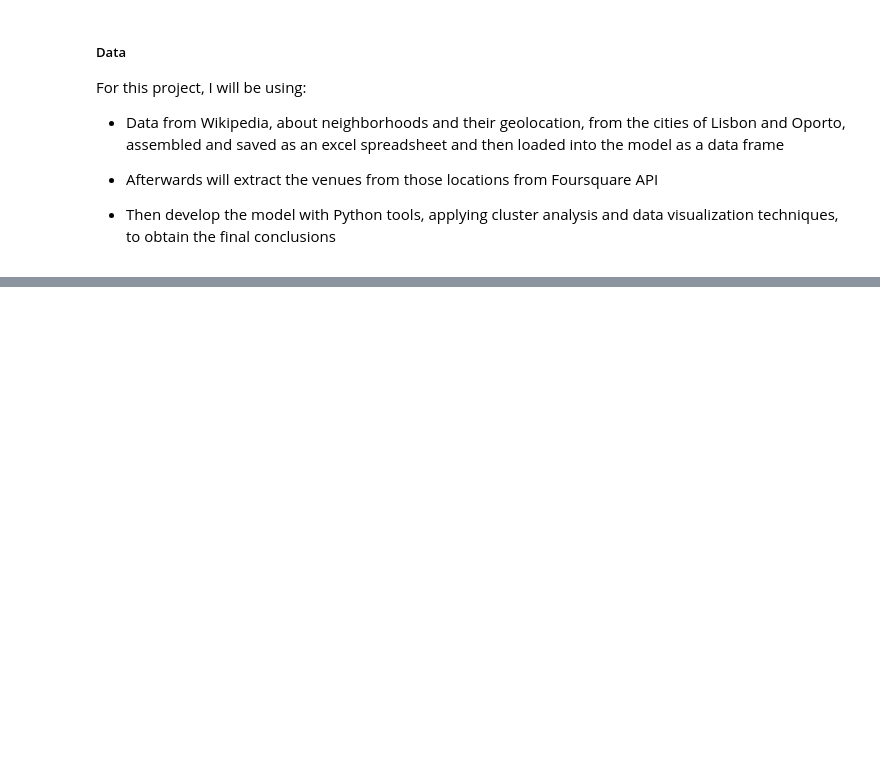
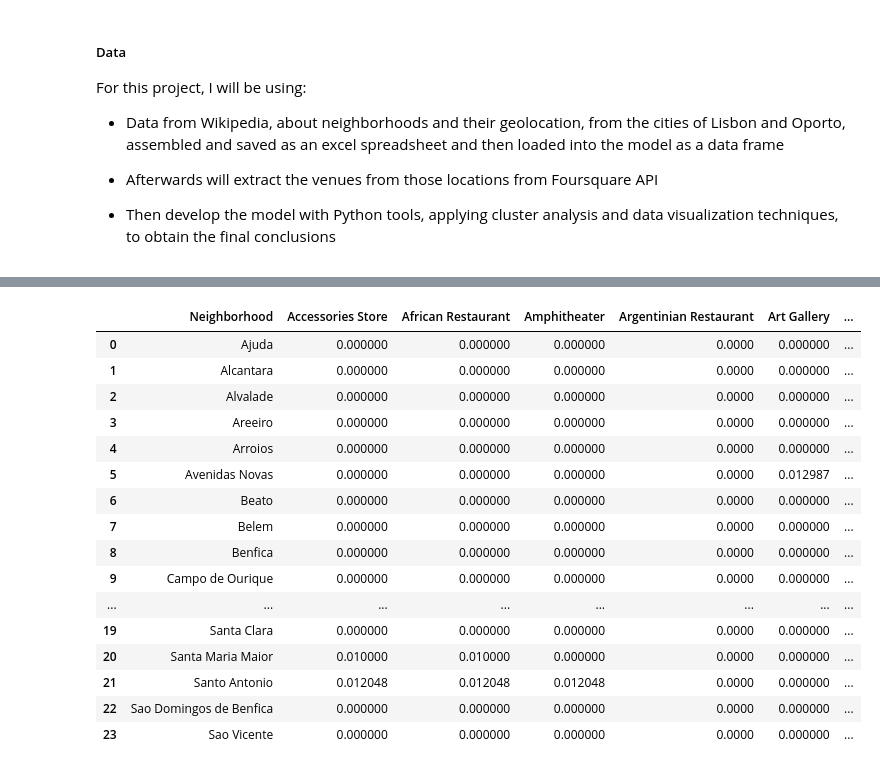
Before and after one commit to jotafiliperocha/joao_rocha, a Jupyter notebook: Capstone - Battle of the neighborhoods.ipynb, the cells around one changed output, grey strips where cells are left out. Drawn from its saved outputs; the diff is of its cells as text; code cells hidden in the pictures; blank space fills up the shorter version.

```diff
--- a/Capstone - Battle of the neighborhoods.ipynb
+++ b/Capstone - Battle of the neighborhoods.ipynb
@@ -27,0 +197,3 @@ For this project, I will be using:
+# %%
+results = requests.get(url).json()
+results
@@ -27,0 +515,17 @@ For this project, I will be using:
+# %%
+# @hidden_cell
+# The following code accesses a file in your IBM Cloud Object Storage. It includes your credentials.
+# You might want to remove those credentials before you share the notebook.
+client_d3ac577184a14e229098790b0b8b3136 = ibm_boto3.client(service_name='s3',
+    ibm_api_key_id='tWJ-4omEmsQqsmFWhCI0d9hLDMw4BuX2jkpeeB1kcp0f',
+    ibm_auth_endpoint="https://iam.ng.bluemix.net/oidc/token",
+    config=Config(signature_version='oauth'),
+    endpoint_url='https://s3-api.us-geo.objectstorage.service.networklayer.com')
+
+body = client_d3ac577184a14e229098790b0b8b3136.get_object(Bucket='capstone-donotdelete-pr-ciey9vvu9fdqkb',Key='Lisboa.xlsx')['Body']
+# add missing __iter__ method, so pandas accepts body as file-like object
+if not hasattr(body, "__iter__"): body.__iter__ = types.MethodType( __iter__, body )
+
+lisboa_pd = pd.read_excel(body)
+lisboa_pd=pd.DataFrame(lisboa_pd)
+lisboa_pd.head()
@@ -27,0 +636,7 @@ For this project, I will be using:
+# %%
+
+
+lisboa_venues = getNearbyVenues(names=lisboa_pd['Neighborhood'],
+                                   latitudes=lisboa_pd['Latitude'],
+                                   longitudes=lisboa_pd['Longitude']
+                                  )
@@ -27,0 +697,12 @@ For this project, I will be using:
+# %%
+# one hot encoding
+lisboa_onehot = pd.get_dummies(lisboa_venues[['Venue Category']], prefix="", prefix_sep="")
+
+# add neighborhood column back to dataframe
+lisboa_onehot['Neighborhood'] = lisboa_venues['Neighborhood']
+
+# move neighborhood column to the first column
+fixed_columns = [lisboa_onehot.columns[-1]] + list(lisboa_onehot.columns[:-1])
+lisboa_onehot = lisboa_onehot[fixed_columns]
+
+lisboa_onehot.head()
@@ -27,0 +716,22 @@ For this project, I will be using:
+# %%
+lisboa_onehot.shape
+lisboa_grouped = lisboa_onehot.groupby('Neighborhood').mean().reset_index()
+lisboa_grouped
+# %% [output]
+|  | Neighborhood | Accessories Store | African Restaurant | Amphitheater | Argentinian Restaurant | Art Gallery | ... |
+| 0 | Ajuda | 0.000000 | 0.000000 | 0.000000 | 0.0000 | 0.000000 | ... |
+| 1 | Alcantara | 0.000000 | 0.000000 | 0.000000 | 0.0000 | 0.000000 | ... |
+| 2 | Alvalade | 0.000000 | 0.000000 | 0.000000 | 0.0000 | 0.000000 | ... |
+| 3 | Areeiro | 0.000000 | 0.000000 | 0.000000 | 0.0000 | 0.000000 | ... |
+| 4 | Arroios | 0.000000 | 0.000000 | 0.000000 | 0.0000 | 0.000000 | ... |
+| 5 | Avenidas Novas | 0.000000 | 0.000000 | 0.000000 | 0.0000 | 0.012987 | ... |
+| 6 | Beato | 0.000000 | 0.000000 | 0.000000 | 0.0000 | 0.000000 | ... |
+| 7 | Belem | 0.000000 | 0.000000 | 0.000000 | 0.0000 | 0.000000 | ... |
+| 8 | Benfica | 0.000000 | 0.000000 | 0.000000 | 0.0000 | 0.000000 | ... |
+| 9 | Campo de Ourique | 0.000000 | 0.000000 | 0.000000 | 0.0000 | 0.000000 | ... |
+| ... | ... | ... | ... | ... | ... | ... | ... |
+| 19 | Santa Clara | 0.000000 | 0.000000 | 0.000000 | 0.0000 | 0.000000 | ... |
+| 20 | Santa Maria Maior | 0.010000 | 0.010000 | 0.000000 | 0.0000 | 0.000000 | ... |
+| 21 | Santo Antonio | 0.012048 | 0.012048 | 0.012048 | 0.0000 | 0.000000 | ... |
+| 22 | Sao Domingos de Benfica | 0.000000 | 0.000000 | 0.000000 | 0.0000 | 0.000000 | ... |
+| 23 | Sao Vicente | 0.000000 | 0.000000 | 0.000000 | 0.0000 | 0.000000 | ... |
```
Also changed, not shown: parts of 48 cells of this notebook.
